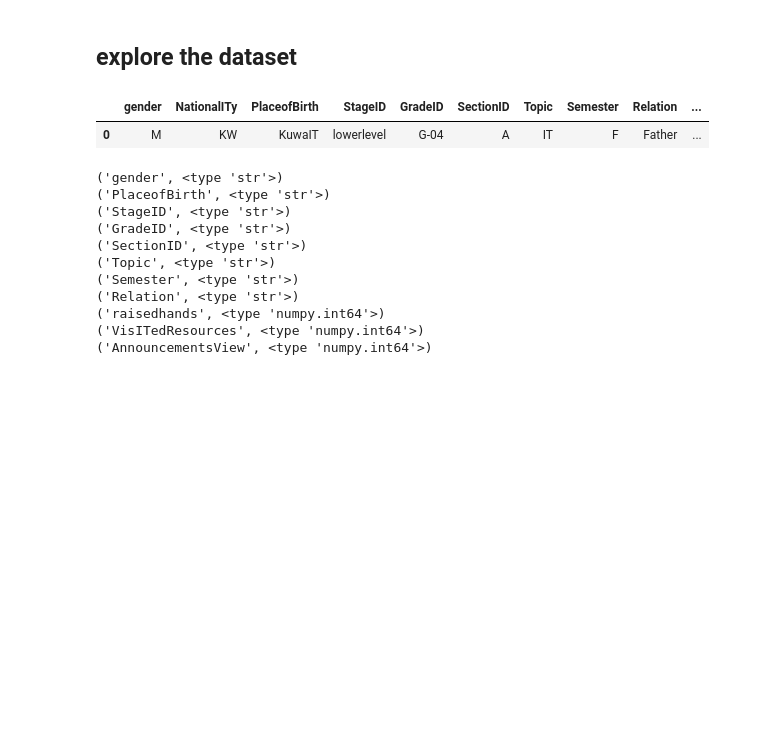
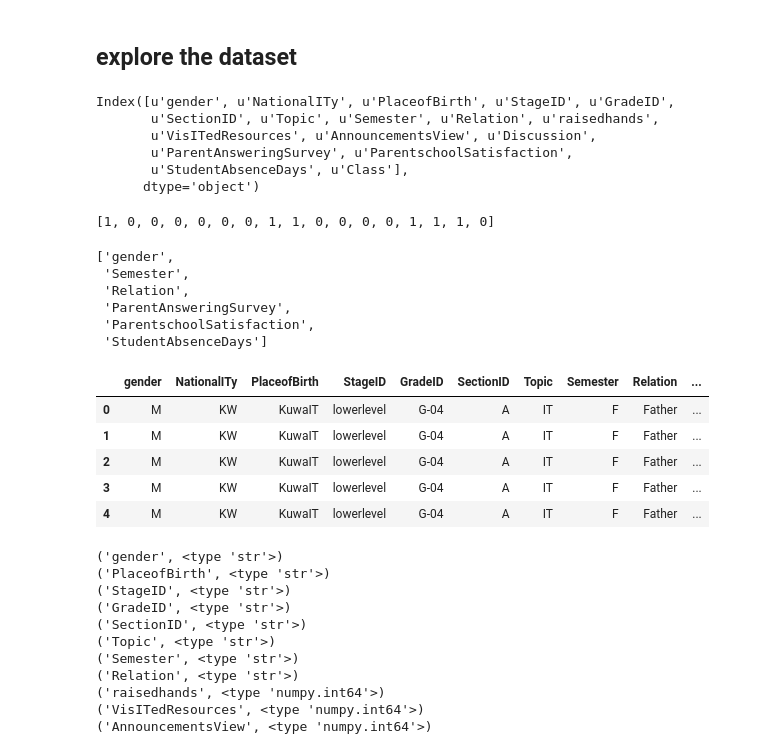
Before and after one commit to cautree/predict-score, a Jupyter notebook: students.ipynb, the cells around one changed output. Cells and saved outputs as stored; diff of their text form; code cells hidden in the pictures; blank space fills up the shorter version.

```diff
--- a/students.ipynb
+++ b/students.ipynb
@@ -14,8 +25,36 @@ df = pd.read_csv("students.csv")
+# %%
+df.columns
+# %% [output]
+Index([u'gender', u'NationalITy', u'PlaceofBirth', u'StageID', u'GradeID',
+       u'SectionID', u'Topic', u'Semester', u'Relation', u'raisedhands',
+       u'VisITedResources', u'AnnouncementsView', u'Discussion',
+       u'ParentAnsweringSurvey', u'ParentschoolSatisfaction',
+       u'StudentAbsenceDays', u'Class'],
+      dtype='object')
+# %%
+for col in df.columns:
+    check_binary(col)
+print binary_or_not
+# %% [output]
+[1, 0, 0, 0, 0, 0, 0, 1, 1, 0, 0, 0, 0, 1, 1, 1, 0]
+# %%
+binary_col
+# %% [output]
+['gender',
+ 'Semester',
+ 'Relation',
+ 'ParentAnsweringSurvey',
+ 'ParentschoolSatisfaction',
+ 'StudentAbsenceDays']
 # %%
-df.head(1)
+df.head(5)
 # %% [output]
 |  | gender | NationalITy | PlaceofBirth | StageID | GradeID | SectionID | Topic | Semester | Relation | ... |
 | 0 | M | KW | KuwaIT | lowerlevel | G-04 | A | IT | F | Father | ... |
+| 1 | M | KW | KuwaIT | lowerlevel | G-04 | A | IT | F | Father | ... |
+| 2 | M | KW | KuwaIT | lowerlevel | G-04 | A | IT | F | Father | ... |
+| 3 | M | KW | KuwaIT | lowerlevel | G-04 | A | IT | F | Father | ... |
+| 4 | M | KW | KuwaIT | lowerlevel | G-04 | A | IT | F | Father | ... |
 # %%
 df['Nationality'] = df['NationalITy']
 del df['NationalITy']
```
Also changed, not shown: parts of 20 cells of this notebook.
